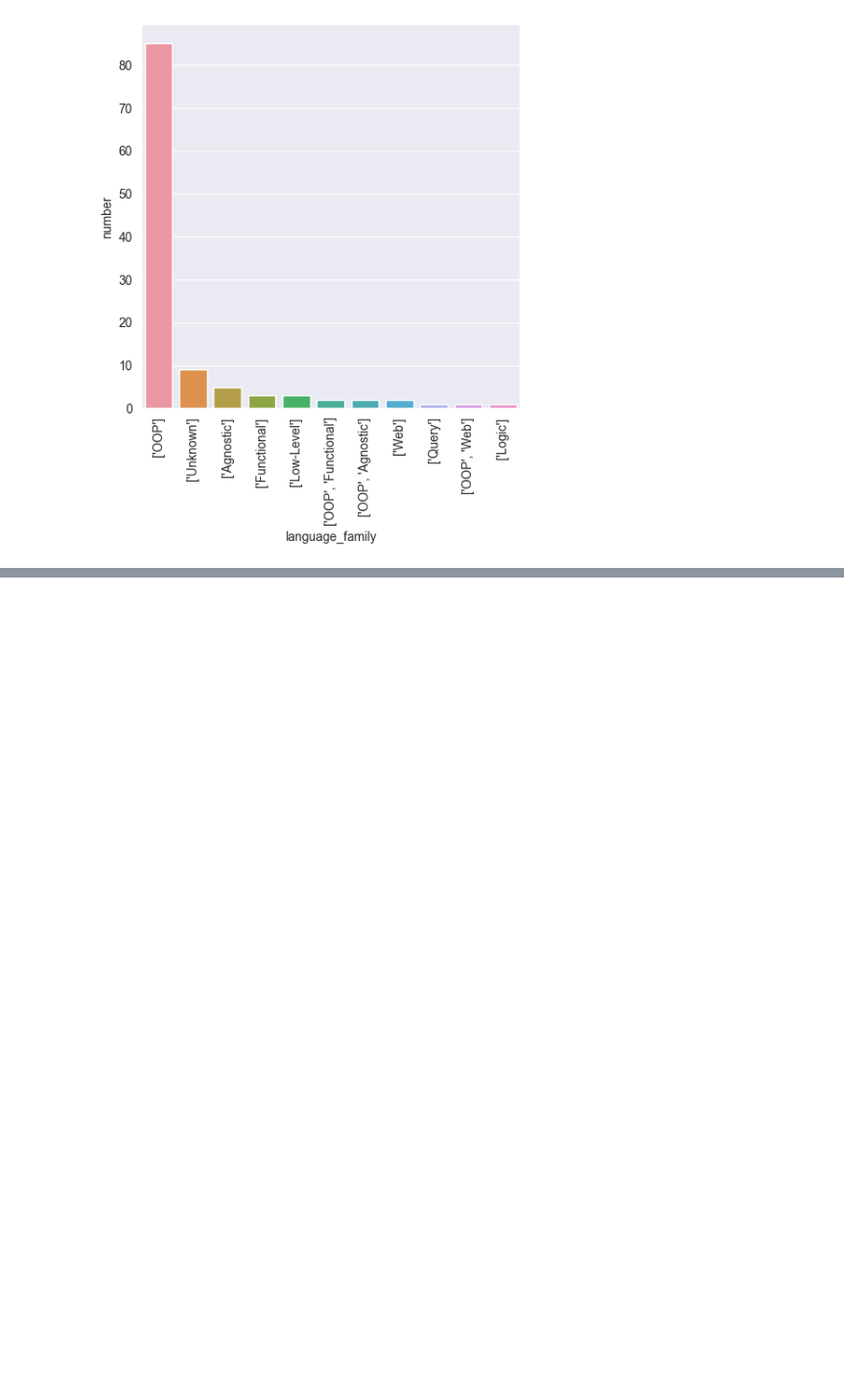
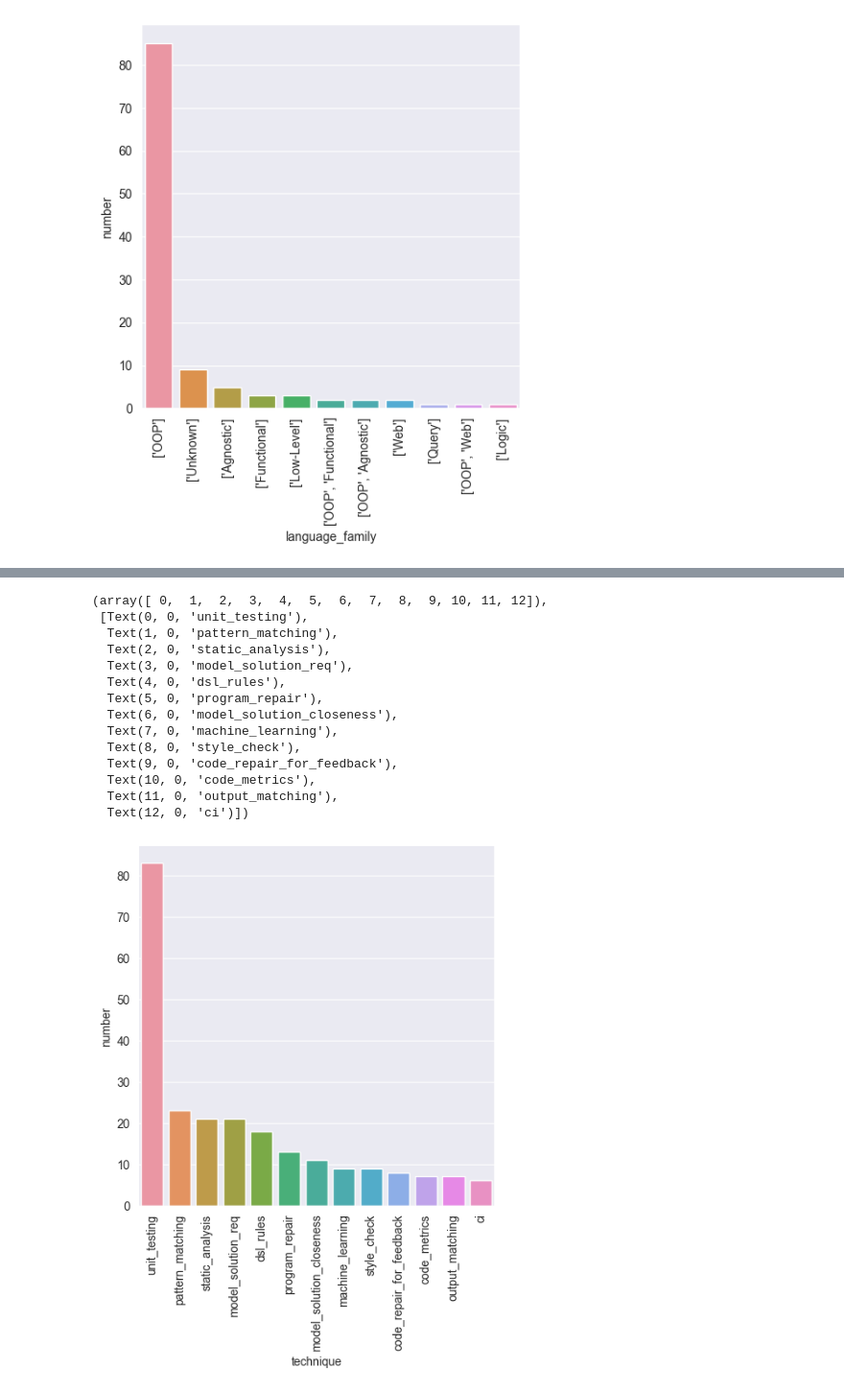
Before and after one commit to m-messer/Automated-Assessment-SLR-Data-Processing, a Jupyter notebook: analysis.ipynb, the cells around one changed output, grey strips where cells are left out. Shown at 96% size. Drawn from its saved outputs; the diff is of its cells as text; code cells hidden in the pictures; blank space fills up the shorter version.

Commit message:
PHD-128 Started grading/feedback technique plot

```diff
--- a/analysis.ipynb
+++ b/analysis.ipynb
@@ -221,0 +224,9 @@ plt.savefig('plots/lang_family.pdf', bbox_inches='tight')
+# %%
+# NEEDS DEDUPLICATING, and possibly spliting plot into grading and feedback techniques?
+
+tech = pd.Series([tag.replace('technique:', '') for tags in df.tags for tag in tags if tag.startswith('technique')])\
+    .value_counts().reset_index()
+
+tech.columns = ["technique", 'number']
+tech = tech[tech.number > 5]
+tech
@@ -221,0 +248,20 @@ plt.savefig('plots/lang_family.pdf', bbox_inches='tight')
+# %%
+sns.catplot(tech, kind='bar', x='technique', y='number')
+plt.xticks(rotation=90)
+# plt.savefig('plots/technique.pdf', bbox_inches='tight')
+# %% [output]
+(array([ 0,  1,  2,  3,  4,  5,  6,  7,  8,  9, 10, 11, 12]),
+ [Text(0, 0, 'unit_testing'),
+  Text(1, 0, 'pattern_matching'),
+  Text(2, 0, 'static_analysis'),
+  Text(3, 0, 'model_solution_req'),
+  Text(4, 0, 'dsl_rules'),
+  Text(5, 0, 'program_repair'),
+  Text(6, 0, 'model_solution_closeness'),
+  Text(7, 0, 'machine_learning'),
+  Text(8, 0, 'style_check'),
+  Text(9, 0, 'code_repair_for_feedback'),
+  Text(10, 0, 'code_metrics'),
+  Text(11, 0, 'output_matching'),
+  Text(12, 0, 'ci')])
+[figure, added]
```
Also changed, not shown: parts of 2 cells of this notebook.
